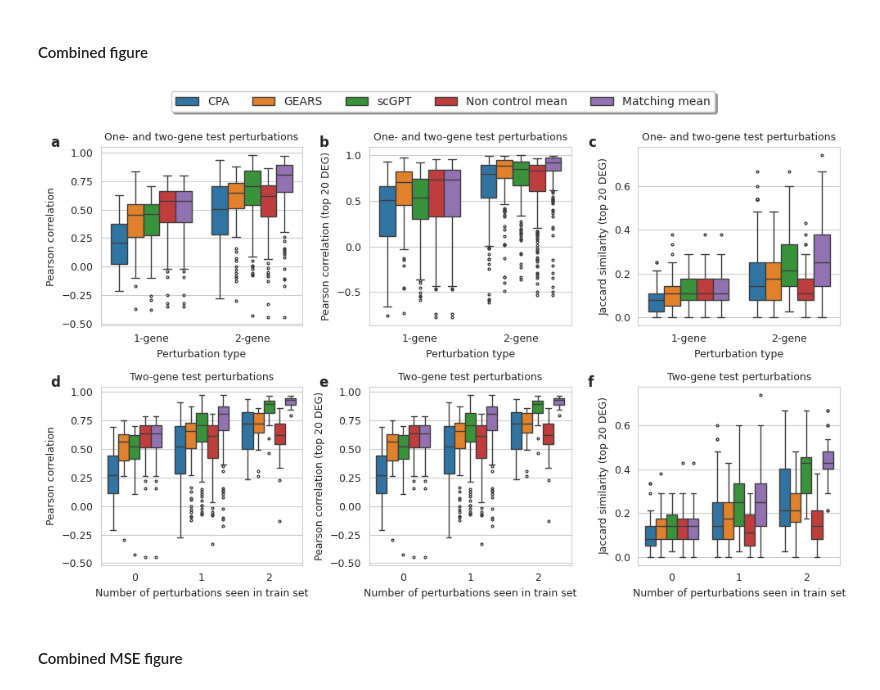
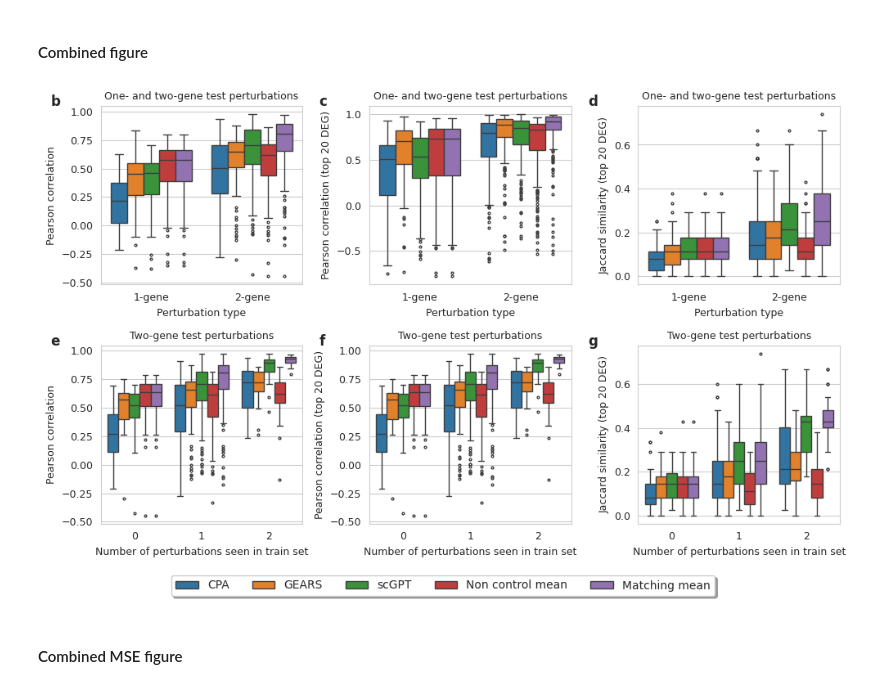
Before and after one commit to mlbio-epfl/systema, a Jupyter notebook: analysis/benchmark_norman.ipynb, the cells around one changed output. Saved outputs shown, nothing was run; the diff lists cells and outputs as text; code cells hidden in the pictures.

```diff
--- a/analysis/benchmark_norman.ipynb
+++ b/analysis/benchmark_norman.ipynb
@@ -91,7 +91,7 @@ fontsize = 9
 fliersize = 2
 fig = plt.figure(figsize=(10, 6))
 plt.subplot(nrows, ncols, 1)
-letter_annotation(plt.gca(), -.25, 1, 'a')
+letter_annotation(plt.gca(), -.25, 1, 'b')
 sns.boxplot(data=results_df, x='one gene', y='corr_all', hue='method',
             hue_order=methods,
             fliersize=fliersize,
@@ -104,7 +104,7 @@ plt.legend([],[], frameon=False);
 plt.xlabel('Perturbation type', fontsize=fontsize)
 
 plt.subplot(nrows, ncols, 2)
-letter_annotation(plt.gca(), -.25, 1, 'b')
+letter_annotation(plt.gca(), -.25, 1, 'c')
 sns.boxplot(data=results_df, x='one gene', y='corr_20de', hue='method',
             hue_order=methods,
             fliersize=fliersize,
@@ -117,7 +117,7 @@ plt.legend([],[], frameon=False);
 plt.xlabel('Perturbation type', fontsize=fontsize)
 
 plt.subplot(nrows, ncols, 3)
-letter_annotation(plt.gca(), -.25, 1, 'c')
+letter_annotation(plt.gca(), -.25, 1, 'd')
 sns.boxplot(data=results_df, x='one gene', y='jaccard', hue='method',
             hue_order=methods,
             fliersize=fliersize,
@@ -131,7 +131,7 @@ plt.xlabel('Perturbation type', fontsize=fontsize)
 
 # Results: 2-gene perturbation by number of perturbations in train
 plt.subplot(nrows, ncols, 4)
-letter_annotation(plt.gca(), -.25, 1, 'd')
+letter_annotation(plt.gca(), -.25, 1, 'e')
 sns.boxplot(data=results_df[results_df['one gene'] == '2-gene'], x='train', y='corr_all', hue='method',
             fliersize=fliersize,
             hue_order=methods)
@@ -144,42 +144,42 @@ plt.xlabel('Number of perturbations seen in train set', fontsize=fontsize);
 
 # Results: 2-gene perturbation by number of perturbations in train
 plt.subplot(nrows, ncols, 5)
-letter_annotation(plt.gca(), -.25, 1, 'e')
+letter_annotation(plt.gca(), -.25, 1, 'f')
 sns.boxplot(data=results_df[results_df['one gene'] == '2-gene'], x='train', y='corr_all', hue='method',
             fliersize=fliersize,
             hue_order=methods)
 plt.xticks(fontsize=fontsize);
 plt.yticks(fontsize=fontsize);
 plt.title('Two-gene test perturbations', fontsize=fontsize)
 plt.ylabel('Pearson correlation (top 20 DEG)', fontsize=fontsize)
 plt.legend([],[], frameon=False);
 plt.xlabel('Number of perturbations seen in train set', fontsize=fontsize);
 
 # Results: 2-gene perturbation by number of perturbations in train
 plt.subplot(nrows, ncols, 6)
-letter_annotation(plt.gca(), -.25, 1, 'f')
+letter_annotation(plt.gca(), -.25, 1, 'g')
 sns.boxplot(data=results_df[results_df['one gene'] == '2-gene'], x='train', y='jaccard', hue='method',
             fliersize=fliersize,
             hue_order=methods)
 plt.xticks(fontsize=fontsize);
 plt.yticks(fontsize=fontsize);
 plt.title('Two-gene test perturbations', fontsize=fontsize)
 plt.ylabel('Jaccard similarity (top 20 DEG)', fontsize=fontsize)
 plt.legend([],[], frameon=False);
 plt.xlabel('Number of perturbations seen in train set', fontsize=fontsize);
 
 # legend = plt.legend(loc='center left', bbox_to_anchor=(1, 0.5))
 handles, labels = plt.gca().get_legend_handles_labels()
-legend = fig.legend(handles, labels, loc='upper center', bbox_to_anchor=(0.5, 1.07), fancybox=True, shadow=True, ncol=5)
+legend = fig.legend(handles, labels, loc='upper center', bbox_to_anchor=(0.5, 0), fancybox=True, shadow=True, ncol=5)
 
 labels=['CPA', 'GEARS', 'scGPT', 'Non control mean', 'Matching mean']
 for i, label in enumerate(labels):
     legend.get_texts()[i].set_text(label)
 
 plt.tight_layout() # Or equivalently,  "plt.tight_layout()"
 plt.savefig(f'{figdir}/{dataset}_pearsondiff_combined.pdf', bbox_inches='tight');
 # %% [output]
-[figure, old version]
+[figure, new version]
 # %% [markdown]
 #### Combined MSE figure
 # %%
```
Also changed, not shown: 5 other files.
